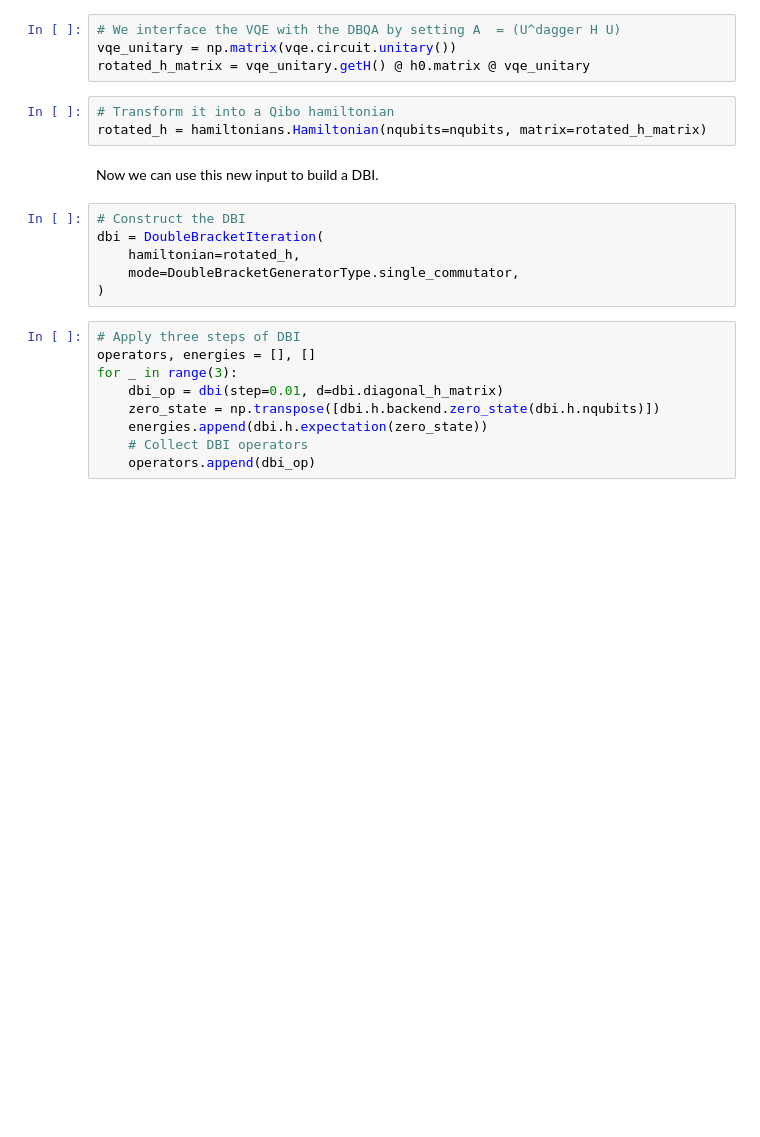
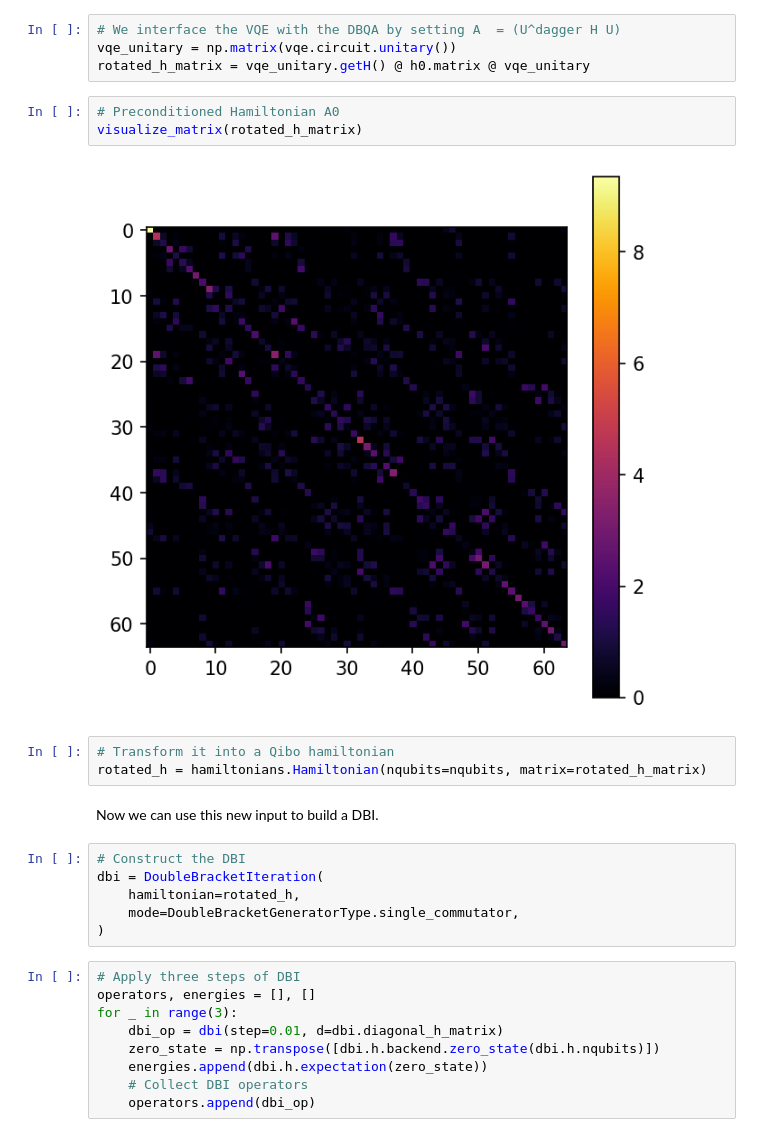
Before and after one commit to MatteoRobbiati/notebooks, a Jupyter notebook: DBQA/vqexdbqa.ipynb, the cells around one changed output. Drawn from its saved outputs; the diff is of its cells as text; blank space fills up the shorter version.

```diff
--- a/DBQA/vqexdbqa.ipynb
+++ b/DBQA/vqexdbqa.ipynb
@@ -233,6 +258,11 @@ We will start by applying a DBI, while in a second moment we will move to a GCI
 # We interface the VQE with the DBQA by setting A  = (U^dagger H U)
 vqe_unitary = np.matrix(vqe.circuit.unitary())
 rotated_h_matrix = vqe_unitary.getH() @ h0.matrix @ vqe_unitary
+# %%
+# Preconditioned Hamiltonian A0
+visualize_matrix(rotated_h_matrix)
+# %% [output]
+[figure, added]
 # %%
 # Transform it into a Qibo hamiltonian
 rotated_h = hamiltonians.Hamiltonian(nqubits=nqubits, matrix=rotated_h_matrix)
```
Also changed, not shown: parts of 32 cells of this notebook.
